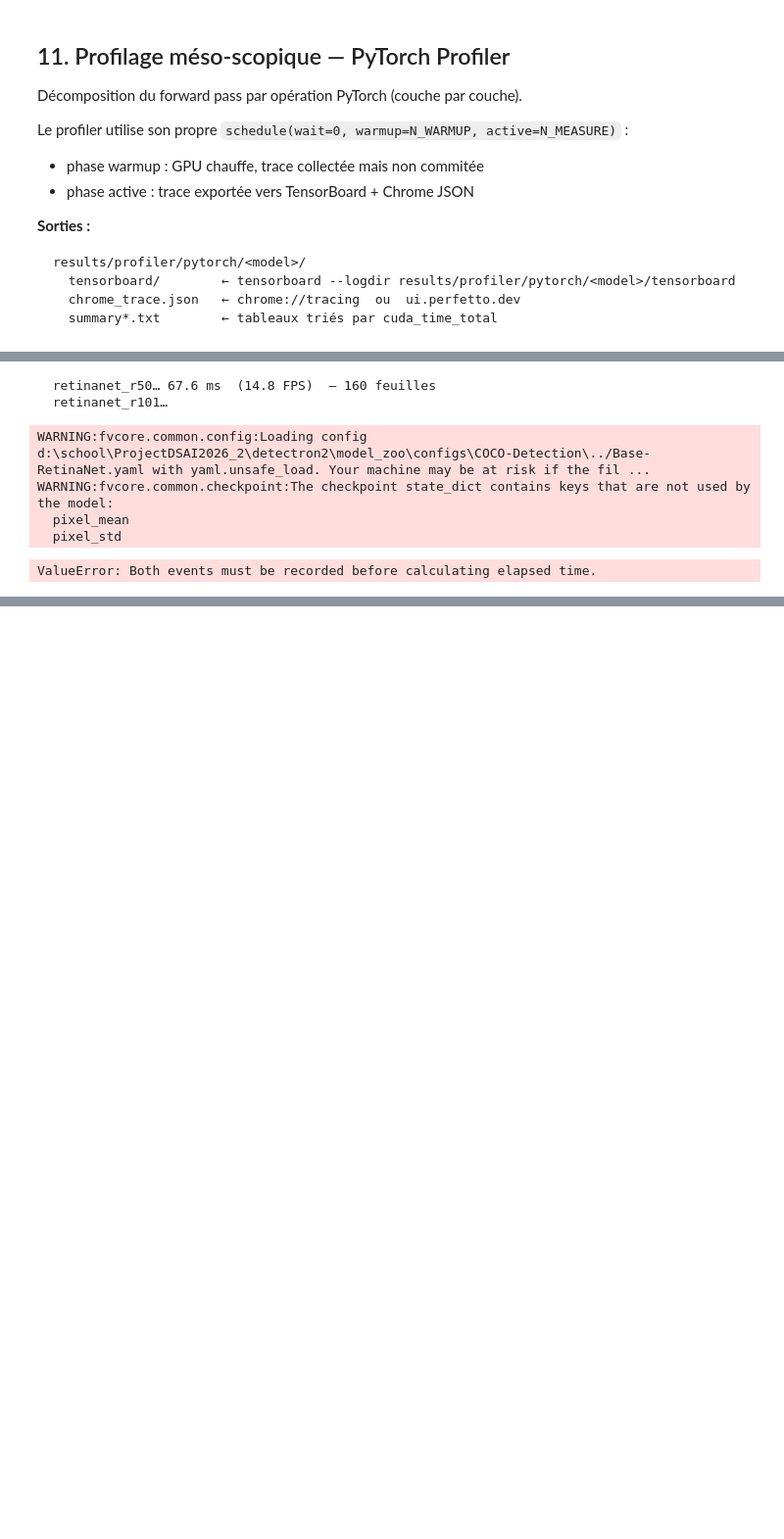
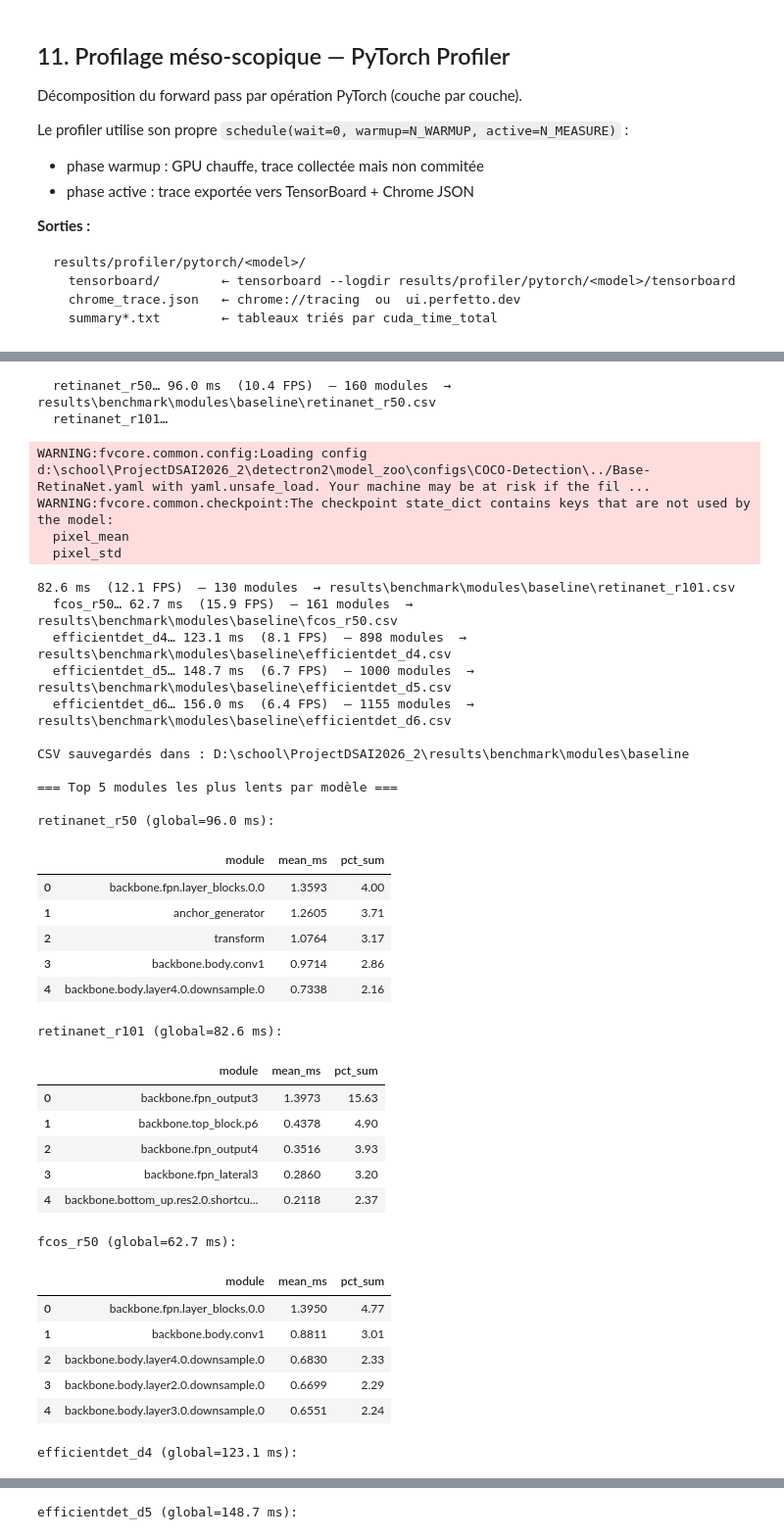
Before and after one commit to PacomeKFP/ProjectDSAI2026_2, a Jupyter notebook: test_benchmark.ipynb, the cells around one changed output, grey strips where cells are left out. Shown at 98% size. Drawn from its saved outputs; the diff is of its cells as text; code cells hidden in the pictures; blank space fills up the shorter version.

```diff
--- a/test_benchmark.ipynb
+++ b/test_benchmark.ipynb
@@ -578,40 +570,75 @@ Temps par composant (backbone, fpn, head, …) :
 # %%
-# ── Décomposition feuille sur tous les modèles ──────────────────────────────
-# Cellule optionnelle — peut prendre du temps (6 modèles × N_MEASURE itérations)
-
-MODELS_TO_DETAIL = {
+# ── Benchmark par module sur tous les modèles ─────────────────────────────────
+# BENCH_TAG défini dans la cellule précédente — changer là-bas pour un nouveau run
+MODELS_TO_BENCH = {
     "retinanet_r50":   (r50,  r50.load_model),
     "retinanet_r101":  (r101, r101.load_model),
     "fcos_r50":        (fcos, fcos.load_model),
     "efficientdet_d4": (ed4,  ed4.load_model),
     "efficientdet_d5": (ed5,  ed5.load_model),
     "efficientdet_d6": (ed6,  ed6.load_model),
 }
 
-all_leaves   = {}   # model_name → DataFrame feuilles
-all_globals  = {}   # model_name → dict stats global
+all_modules = {}
+all_globals = {}
 
-for mname, (mod, load_fn) in MODELS_TO_DETAIL.items():
+for mname, (mod, load_fn) in MODELS_TO_BENCH.items():
     print(f"  {mname}…", end=" ", flush=True)
-    m = load_fn(DEVICE)
-    res = profile_model_detailed(m, profile_data, mod.preprocess, mod.collate,
-                                 n_warmup=N_WARMUP, n_measure=N_MEASURE, device=DEVICE)
-    all_leaves[mname]  = res["leaves"]
-    all_globals[mname] = res["global"]
+    m  = load_fn(DEVICE)
+    mb = ModuleBenchmark()
+    res = benchmark_model(m, profile_data, mod.preprocess, mod.collate,
+                          n_warmup=N_WARMUP, n_measure=N_MEASURE,
+                          device=DEVICE, module_benchmark=mb)
+    all_modules[mname] = res["modules"]
+    all_globals[mname] = {k: v for k, v in res.items() if k != "modules"}
     del m; torch.cuda.empty_cache()
-    g = res["global"]
-    print(f"{g['mean_ms']:.1f} ms  ({g['fps']:.1f} FPS)  — {len(res['leaves'])} feuilles")
 
-# ── Tableau récapitulatif : top-5 feuilles par modèle ─────────────────────────
-print("\n\n=== Top 5 feuilles les plus lentes par modèle ===")
-for mname, df in all_leaves.items():
+    csv_path = MODULES_OUT / f"{mname}.csv"
+    res["modules"].to_csv(csv_path, index=False)
+    print(f"{res['mean_ms']:.1f} ms  ({res['fps']:.1f} FPS)  — {len(res['modules'])} modules  → {csv_path}")
+
+print(f"\nCSV sauvegardés dans : {MODULES_OUT.resolve()}")
+
+print("\n=== Top 5 modules les plus lents par modèle ===")
+for mname, df in all_modules.items():
     print(f"\n{mname} (global={all_globals[mname]['mean_ms']:.1f} ms):")
     display(df.head(5)[["module", "mean_ms", "pct_sum"]].round(4))
 # %% [output]
-  retinanet_r50… 67.6 ms  (14.8 FPS)  — 160 feuilles
+  retinanet_r50… 96.0 ms  (10.4 FPS)  — 160 modules  → results\benchmark\modules\baseline\retinanet_r50.csv
   retinanet_r101…
 WARNING:fvcore.common.config:Loading config d:\school\ProjectDSAI2026_2\detectron2\model_zoo\configs\COCO-Detection\../Base-RetinaNet.yaml with yaml.unsafe_load. Your machine may be at risk if the fil ...
 WARNING:fvcore.common.checkpoint:The checkpoint state_dict contains keys that are not used by the model:
   pixel_mean
   pixel_std
-ValueError: Both events must be recorded before calculating elapsed time.
+82.6 ms  (12.1 FPS)  — 130 modules  → results\benchmark\modules\baseline\retinanet_r101.csv
+  fcos_r50… 62.7 ms  (15.9 FPS)  — 161 modules  → results\benchmark\modules\baseline\fcos_r50.csv
+  efficientdet_d4… 123.1 ms  (8.1 FPS)  — 898 modules  → results\benchmark\modules\baseline\efficientdet_d4.csv
+  efficientdet_d5… 148.7 ms  (6.7 FPS)  — 1000 modules  → results\benchmark\modules\baseline\efficientdet_d5.csv
+  efficientdet_d6… 156.0 ms  (6.4 FPS)  — 1155 modules  → results\benchmark\modules\baseline\efficientdet_d6.csv
+
+CSV sauvegardés dans : D:\school\ProjectDSAI2026_2\results\benchmark\modules\baseline
+
+=== Top 5 modules les plus lents par modèle ===
+
+retinanet_r50 (global=96.0 ms):
+|  | module | mean_ms | pct_sum |
+| 0 | backbone.fpn.layer_blocks.0.0 | 1.3593 | 4.00 |
+| 1 | anchor_generator | 1.2605 | 3.71 |
+| 2 | transform | 1.0764 | 3.17 |
+| 3 | backbone.body.conv1 | 0.9714 | 2.86 |
+| 4 | backbone.body.layer4.0.downsample.0 | 0.7338 | 2.16 |
+retinanet_r101 (global=82.6 ms):
+|  | module | mean_ms | pct_sum |
+| 0 | backbone.fpn_output3 | 1.3973 | 15.63 |
+| 1 | backbone.top_block.p6 | 0.4378 | 4.90 |
+| 2 | backbone.fpn_output4 | 0.3516 | 3.93 |
+| 3 | backbone.fpn_lateral3 | 0.2860 | 3.20 |
+| 4 | backbone.bottom_up.res2.0.shortcu... | 0.2118 | 2.37 |
+fcos_r50 (global=62.7 ms):
+|  | module | mean_ms | pct_sum |
+| 0 | backbone.fpn.layer_blocks.0.0 | 1.3950 | 4.77 |
+| 1 | backbone.body.conv1 | 0.8811 | 3.01 |
+| 2 | backbone.body.layer4.0.downsample.0 | 0.6830 | 2.33 |
+| 3 | backbone.body.layer2.0.downsample.0 | 0.6699 | 2.29 |
+| 4 | backbone.body.layer3.0.downsample.0 | 0.6551 | 2.24 |
+efficientdet_d4 (global=123.1 ms):
@@ -617,0 +651 @@ ValueError: Both events must be recorded before calculating elapsed time.
+efficientdet_d5 (global=148.7 ms):
```
Also changed, not shown: parts of 14 cells of this notebook, 3 other files.
